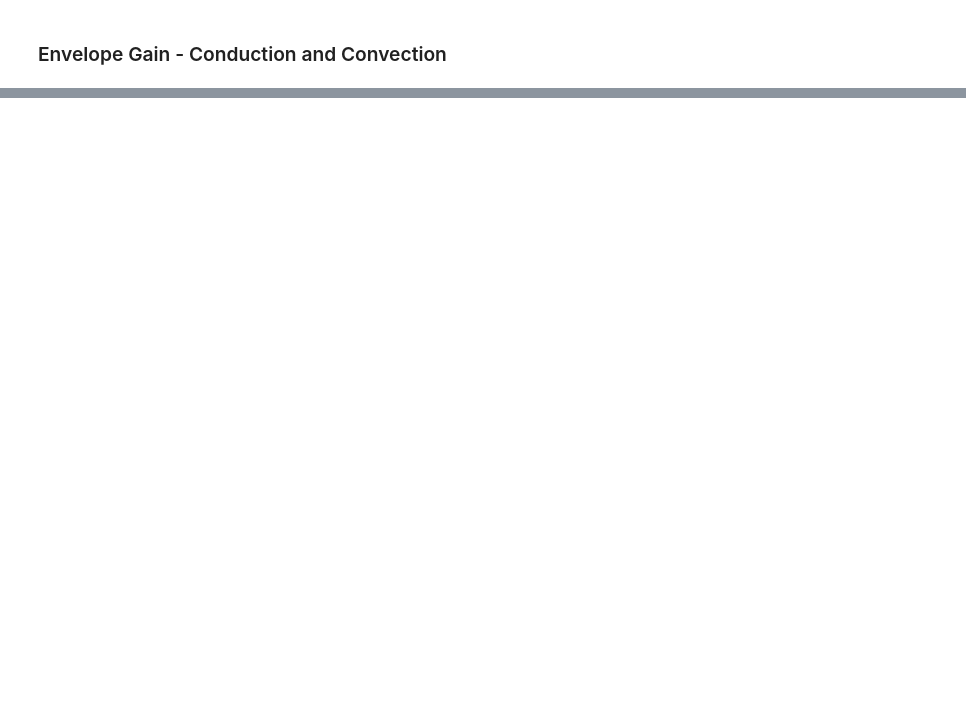
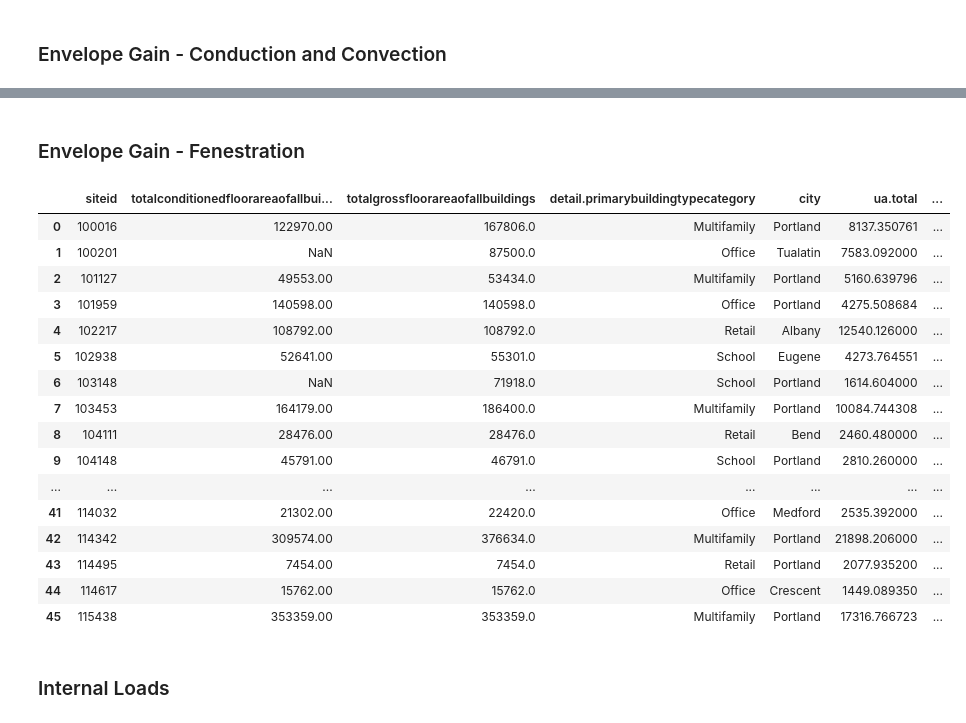
Before and after one commit to sspiel4/OCCE_HVAC_Comparison, a Jupyter notebook: Cooling Load - Envelope.ipynb, the cells around one changed output, grey strips where cells are left out. Saved outputs shown, nothing was run; the diff lists cells and outputs as text; code cells hidden in the pictures; blank space fills up the shorter version.

```diff
--- a/Cooling Load - Envelope.ipynb
+++ b/Cooling Load - Envelope.ipynb
@@ -43,0 +83,29 @@ ENV_GAIN = ENV_LOSS.replace(r'^\s*$', np.nan, regex=True) #replace blank spaces
+# %%
+# CLTD adjustments
+# Calculate weighted wall LM
+lmN = 3
+lmE = 1
+lmS = 7
+lmW = 1
+
+lm_list = []
+cltd_list = []
+for i in range(0, len(ENV_GAIN)):
+
+    # Calculate LM
+    lm = ((ENV_GAIN['WallNorth'][i]*lmN + ENV_GAIN['WallSouth'][i]*lmS +
+                 ENV_GAIN['WallEast'][i]*lmE + ENV_GAIN['WallWest'][i]*lmW) /
+                 (ENV_GAIN['WallNorth'][i] + ENV_GAIN['WallSouth'][i] +
+                  ENV_GAIN['WallEast'][i] + ENV_GAIN['WallWest'][i]))
+    lm_list.append(lm)
+
+    # Calculate adjusted CLTD
+    cltd = ((cltd_start + lm) * k + (78 - 72) + (t_oa_summer[ENV_GAIN['city'][i]] - 85)) * f
+    cltd_list.append(cltd)
+
+# append lists to df
+ENV_GAIN['LM'] = lm_list
+ENV_GAIN['CLTD'] = cltd_list
+
+# calculate heat gain from conduction
+ENV_GAIN['Heat Gain UA [kBtu]'] = (ENV_GAIN['CLTD'] * ENV_GAIN['ua.total']) / 1000
@@ -43,0 +131,31 @@ ENV_GAIN = ENV_LOSS.replace(r'^\s*$', np.nan, regex=True) #replace blank spaces
+# %% [markdown]
+### Envelope Gain - Fenestration
+# %%
+solarGain_list = []
+for i in range(0, len(ENV_GAIN)):
+    solarGain = (ENV_GAIN['WindowWest'][i]*ENV_GAIN['SC'][i]*shgf*clf) / 1000
+    solarGain_list.append(solarGain)
+
+ENV_GAIN['Heat Gain Solar [kBtu]'] = solarGain_list
+# %%
+ENV_GAIN
+# %% [output]
+|  | siteid | totalconditionedfloorareaofallbui... | totalgrossfloorareaofallbuildings | detail.primarybuildingtypecategory | city | ua.total | ... |
+| 0 | 100016 | 122970.00 | 167806.0 | Multifamily | Portland | 8137.350761 | ... |
+| 1 | 100201 | NaN | 87500.0 | Office | Tualatin | 7583.092000 | ... |
+| 2 | 101127 | 49553.00 | 53434.0 | Multifamily | Portland | 5160.639796 | ... |
+| 3 | 101959 | 140598.00 | 140598.0 | Office | Portland | 4275.508684 | ... |
+| 4 | 102217 | 108792.00 | 108792.0 | Retail | Albany | 12540.126000 | ... |
+| 5 | 102938 | 52641.00 | 55301.0 | School | Eugene | 4273.764551 | ... |
+| 6 | 103148 | NaN | 71918.0 | School | Portland | 1614.604000 | ... |
+| 7 | 103453 | 164179.00 | 186400.0 | Multifamily | Portland | 10084.744308 | ... |
+| 8 | 104111 | 28476.00 | 28476.0 | Retail | Bend | 2460.480000 | ... |
+| 9 | 104148 | 45791.00 | 46791.0 | School | Portland | 2810.260000 | ... |
+| ... | ... | ... | ... | ... | ... | ... | ... |
+| 41 | 114032 | 21302.00 | 22420.0 | Office | Medford | 2535.392000 | ... |
+| 42 | 114342 | 309574.00 | 376634.0 | Multifamily | Portland | 21898.206000 | ... |
+| 43 | 114495 | 7454.00 | 7454.0 | Retail | Portland | 2077.935200 | ... |
+| 44 | 114617 | 15762.00 | 15762.0 | Office | Crescent | 1449.089350 | ... |
+| 45 | 115438 | 353359.00 | 353359.0 | Multifamily | Portland | 17316.766723 | ... |
+# %% [markdown]
+### Internal Loads
```
Also changed, not shown: parts of 12 cells of this notebook, 11 other files.
